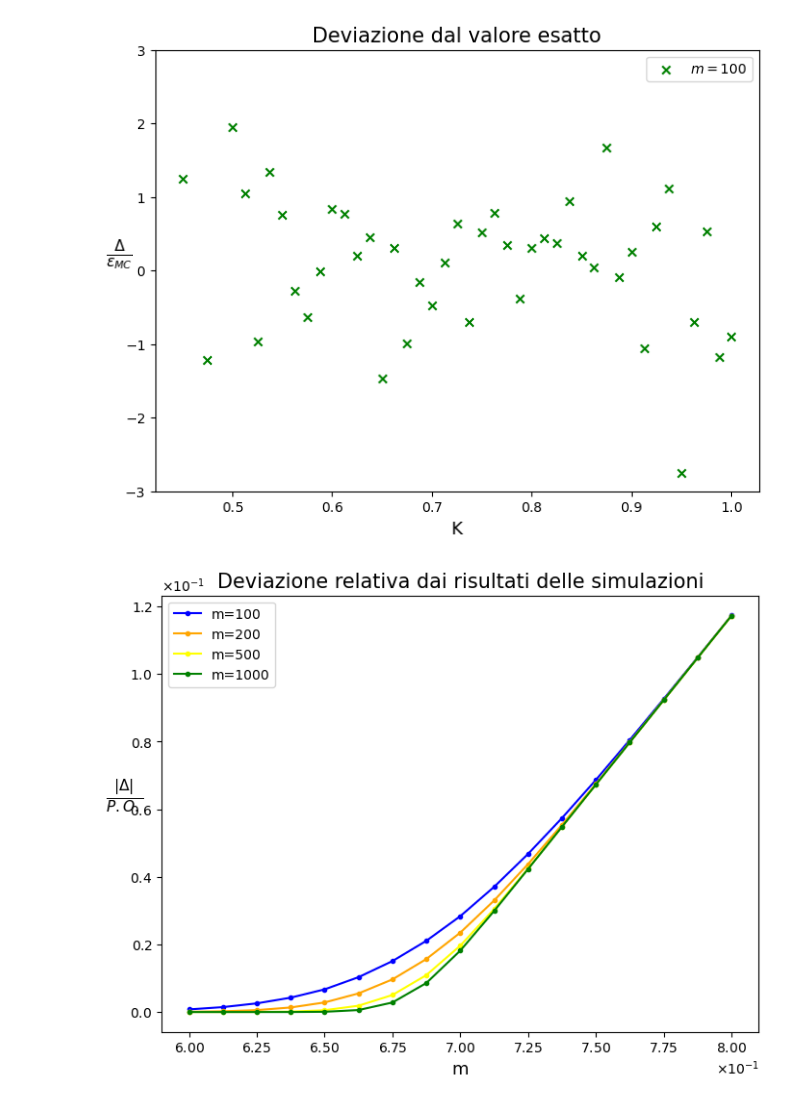
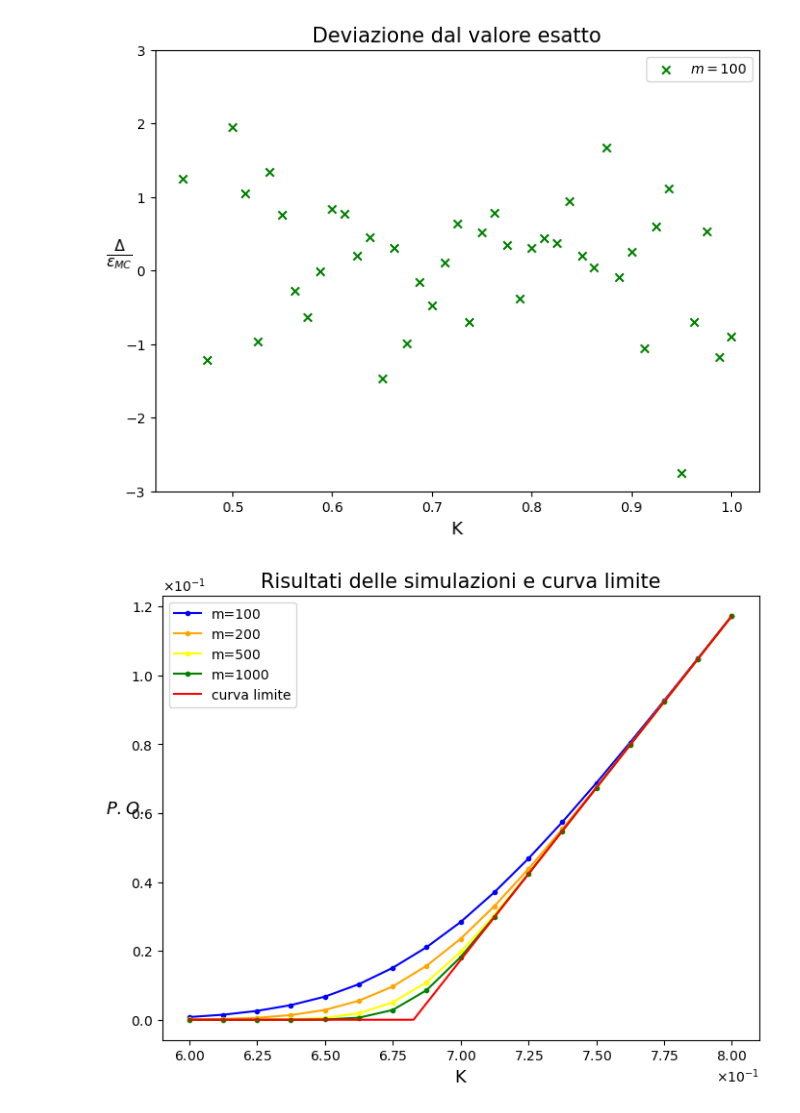
Before and after one commit to magmar1968/assignment_cuda, a Jupyter notebook: pricer/data/TdE_C4.ipynb, the cells around one changed output. Drawn from its saved outputs; the diff is of its cells as text; code cells hidden in the pictures.

```diff
--- a/pricer/data/TdE_C4.ipynb
+++ b/pricer/data/TdE_C4.ipynb
@@ -27,6 +27,7 @@ data_C4_m100 = np.genfromtxt("./out_C_4_m100v2.txt", delimiter = ',', comments='
 data_C4_m200 = np.genfromtxt("./out_C_4_m200v2.txt", delimiter = ',', comments='#')
 data_C4_m500 = np.genfromtxt("./out_C_4_m500v2.txt", delimiter = ',', comments='#')
 data_C4_m1000 = np.genfromtxt("./out_C_4_m1000v2.txt", delimiter = ',', comments='#')
+data_limite = np.genfromtxt("./Limite_m_inf.txt", delimiter = ',', comments='#')
 # %%
 # plot data
 plt.figure(figsize=(8, 6), dpi=100, facecolor=(1, 1, 1))
@@ -221,24 +222,25 @@ plt.show()
 # %%
 plt.figure(figsize=(8, 6), dpi=100, facecolor=(1, 1, 1))
 
 #plt.plot((data_C4_01[:,0]), np.log10(abs(data_C4_01[:,2]-data_C4_01[:,1])), marker = '.', color = 'green', label = "T=1")
 #plt.plot((data_C4[:,0]), (data_C4[:,1]), marker = '.', color = 'orange', label = 'montecarlo')
 plt.plot((data_C4_m100[:,0]), (abs(data_C4_m100[:,1])), marker = '.', color = 'blue', label = 'm=100')
 plt.plot((data_C4_m200[:,0]), (abs(data_C4_m200[:,1])), marker = '.', color = 'orange', label = 'm=200')
 plt.plot((data_C4_m500[:,0]), (abs(data_C4_m500[:,1])), marker = '.', color = 'yellow', label = 'm=500')
 plt.plot((data_C4_m1000[:,0]), (abs(data_C4_m1000[:,1])), marker = '.', color = 'green', label = 'm=1000')
+plt.plot((data_limite[:,0]), (data_limite[:,2]), color = 'red', label = 'curva limite')
 #plt.plot((data_C4[:,0]), (np.log(data_C4[:,3])) , color = 'grey')
 #plt.plot(data_C4[:,0], data_C4[:,1] - 3*data_C4[:,4], color = 'grey')
 #plt.scatter(data_C3_100[:,0], (data_C3_100[:,1]-data_C3_100[:,2])/(data_C3_100[:,3]) , marker='x', label = '$m = 100$', color = 'green')
 
 
 
-plt.xlabel("m", fontsize = 13)
-plt.ylabel(r'$\frac{|\Delta|}{P.O.}$', rotation = 0, fontsize = 16)
+plt.xlabel("K", fontsize = 13)
+plt.ylabel(r'$P.O.$', rotation = 0, fontsize = 13)
 plt.ticklabel_format(axis = 'both', scilimits = (0,3), useMathText = 'true')
-plt.title("Deviazione relativa dai risultati delle simulazioni", fontsize = 15)
+plt.title("Risultati delle simulazioni e curva limite", fontsize = 15)
 plt.legend()
 plt.savefig('C_d3.png')
 plt.show()
 # %% [output]
-[figure, old version]
+[figure, new version]
```
